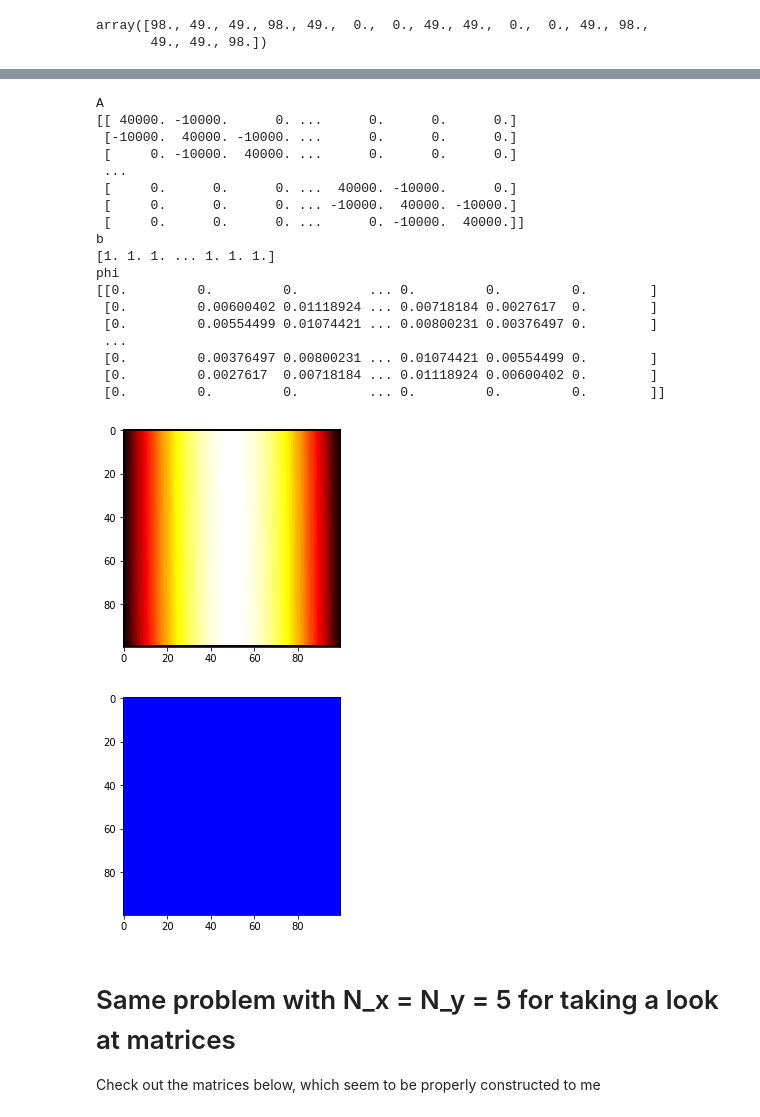
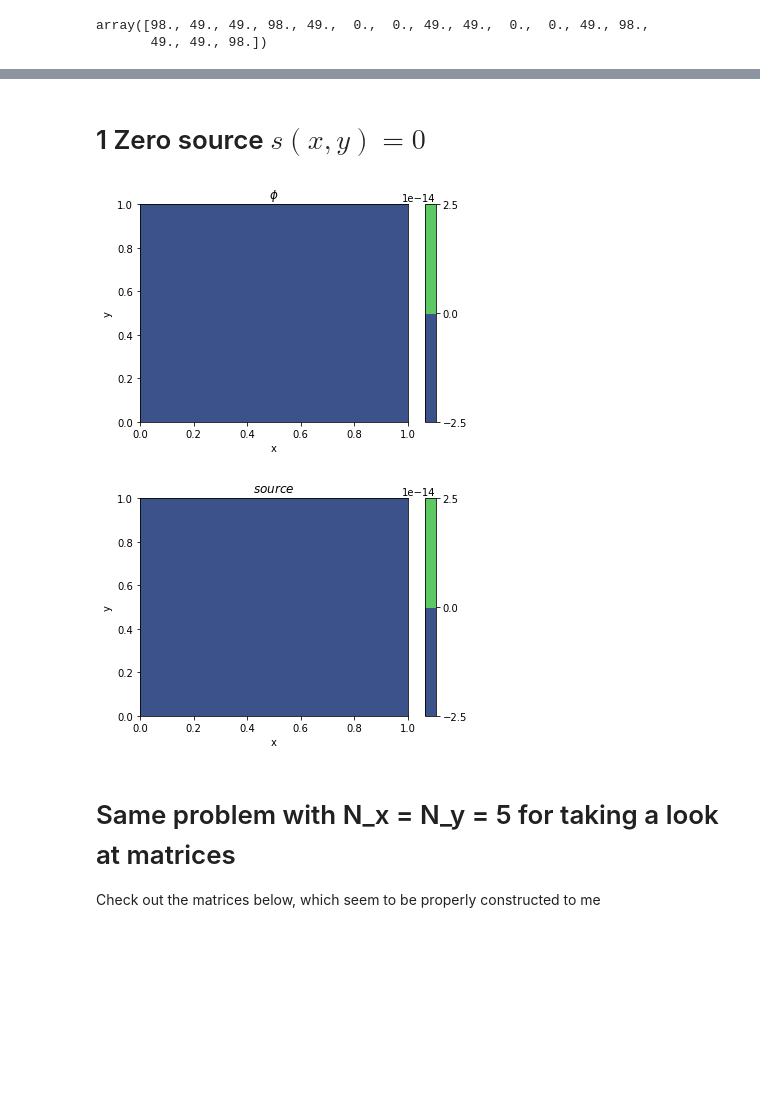
Before and after one commit to Gloamglozer/NumericalMethods, a Jupyter notebook: Week5/poisson_2d.ipynb, the cells around one changed output, grey strips where cells are left out. Cells and saved outputs as stored; diff of their text form; code cells hidden in the pictures; blank space fills up the shorter version.

```diff
--- a/Week5/poisson_2d.ipynb
+++ b/Week5/poisson_2d.ipynb
@@ -150,33 +155,0 @@ def poisson_2D(s_fun,L,H,num_pts,BCs = None):
-# %%
-source_func = lambda x,y: 0*x*y+1 # zero source function (multiplication for broadcasting)
-phi,s,x,y,b = poisson_2D(source_func,L=1,H=1,num_pts= 100)
-# phi,s,x,y,b = poisson_2D(source_func,L=1,H=1,num_pts= 100,BCs = {'n':1,'e':0,'s':1,'w':0})
-plt.imshow(phi, cmap='hot')
-plt.show()
-plt.imshow(s, cmap='winter')
-plt.show()
-print('b')
-print(b)
-print("phi")
-print(phi)
-# %% [output]
-A
-[[ 40000. -10000.      0. ...      0.      0.      0.]
- [-10000.  40000. -10000. ...      0.      0.      0.]
- [     0. -10000.  40000. ...      0.      0.      0.]
- ...
- [     0.      0.      0. ...  40000. -10000.      0.]
- [     0.      0.      0. ... -10000.  40000. -10000.]
- [     0.      0.      0. ...      0. -10000.  40000.]]
-b
-[1. 1. 1. ... 1. 1. 1.]
-phi
-[[0.         0.         0.         ... 0.         0.         0.        ]
- [0.         0.00600402 0.01118924 ... 0.00718184 0.0027617  0.        ]
- [0.         0.00554499 0.01074421 ... 0.00800231 0.00376497 0.        ]
- ...
- [0.         0.00376497 0.00800231 ... 0.01074421 0.00554499 0.        ]
- [0.         0.0027617  0.00718184 ... 0.01118924 0.00600402 0.        ]
- [0.         0.         0.         ... 0.         0.         0.        ]]
-[figure, removed]
-[figure, removed]
@@ -183,3 +174,12 @@ phi
+# %% [markdown]
+# 1 Zero source $s(x,y)= 0 $
+# %%
+L,H, = 1,1
+source_func = lambda x,y:  0*x*y # zero source function (multiplication for broadcasting)
+plot_phi_s( *poisson_2D(source_func,L=L,H=H,num_pts= 100))
+# %% [output]
+[figure, added]
+[figure, added]
 # %% [markdown]
 # Same problem with N_x = N_y = 5 for taking a look at matrices
  Check out the matrices below, which seem to be properly constructed to me
```
Also changed, not shown: parts of 19 cells of this notebook, 1 other file.
